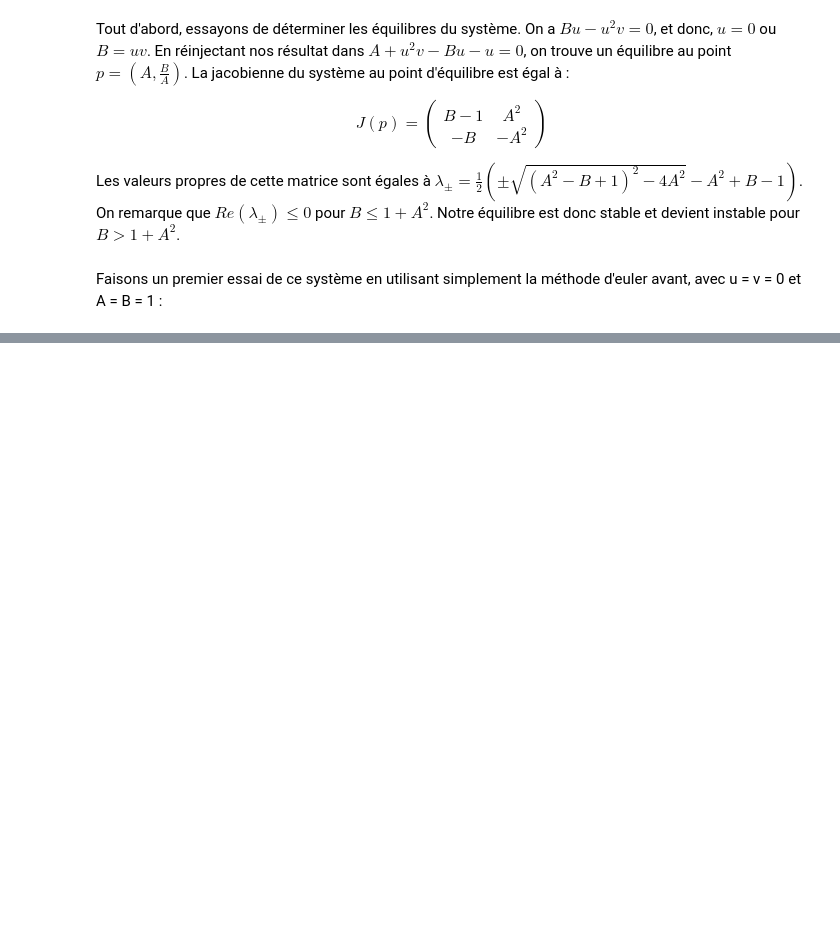
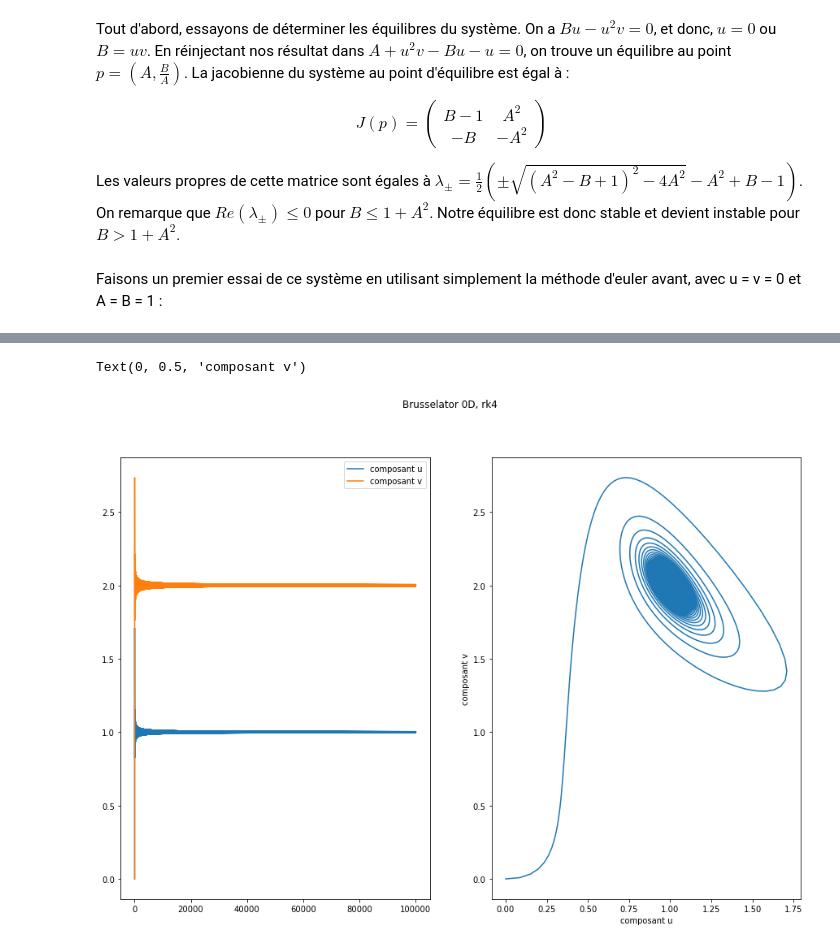
Before and after one commit to quent142/Projet-sim-num-Quentin-Jonathan, a Jupyter notebook: Notebook - Brusselator.ipynb, the cells around one changed output, grey strips where cells are left out. Drawn from its saved outputs; the diff is of its cells as text; code cells hidden in the pictures; blank space fills up the shorter version.

```diff
--- a/Notebook - Brusselator.ipynb
+++ b/Notebook - Brusselator.ipynb
@@ -57,0 +110,35 @@ plt.legend()
+# %%
+def rk4(A,B,u_0,v_0, t_f, h) :
+    u = [u_0]
+    v = [v_0]
+    t = [0]
+    while t[-1] < t_f :
+        k1 = h*dudt(u[-1],v[-1],A,B)
+        j1 = h*dvdt(u[-1],v[-1],A,B)
+        k2 = h*dudt(u[-1] + k1/2,v[-1] + j1/2,A,B)
+        j2 = h*dvdt(u[-1] + k1/2,v[-1] + j1/2,A,B)
+        k3 = h*dudt(u[-1] + k2/2,v[-1] + j2/2,A,B)
+        j3 = h*dvdt(u[-1] + k2/2,v[-1] + j2/2,A,B)
+        k4 = h*dudt(u[-1] + k3,v[-1] + j3,A,B)
+        j4 = h*dvdt(u[-1] + k3,v[-1] + j3,A,B)
+        u.append(u[-1] + (k1 + 2*k2 + 2*k3 + k4)/6)
+        v.append(v[-1] + (j1 + 2*j2 + 2*j3 + j4)/6)
+        t.append(t[-1] + h)
+    return u,v,t
+# %%
+a,b,t = rk4(1,2,0,0,100000,0.1)
+
+fig1 = plt.figure(figsize = (15,10))
+fig1.suptitle('Brusselator 0D, rk4')
+ax1 = fig1.add_subplot(121)
+ax1.plot(t,a,label = 'composant u')
+ax1.plot(t,b,label = 'composant v')
+plt.legend()
+
+ax2 = fig1.add_subplot(122)
+ax2.plot(a,b)
+plt.xlabel('composant u')
+plt.ylabel('composant v')
+# %% [output]
+Text(0, 0.5, 'composant v')
+[figure, added]
```
Also changed, not shown: parts of 10 cells of this notebook.
